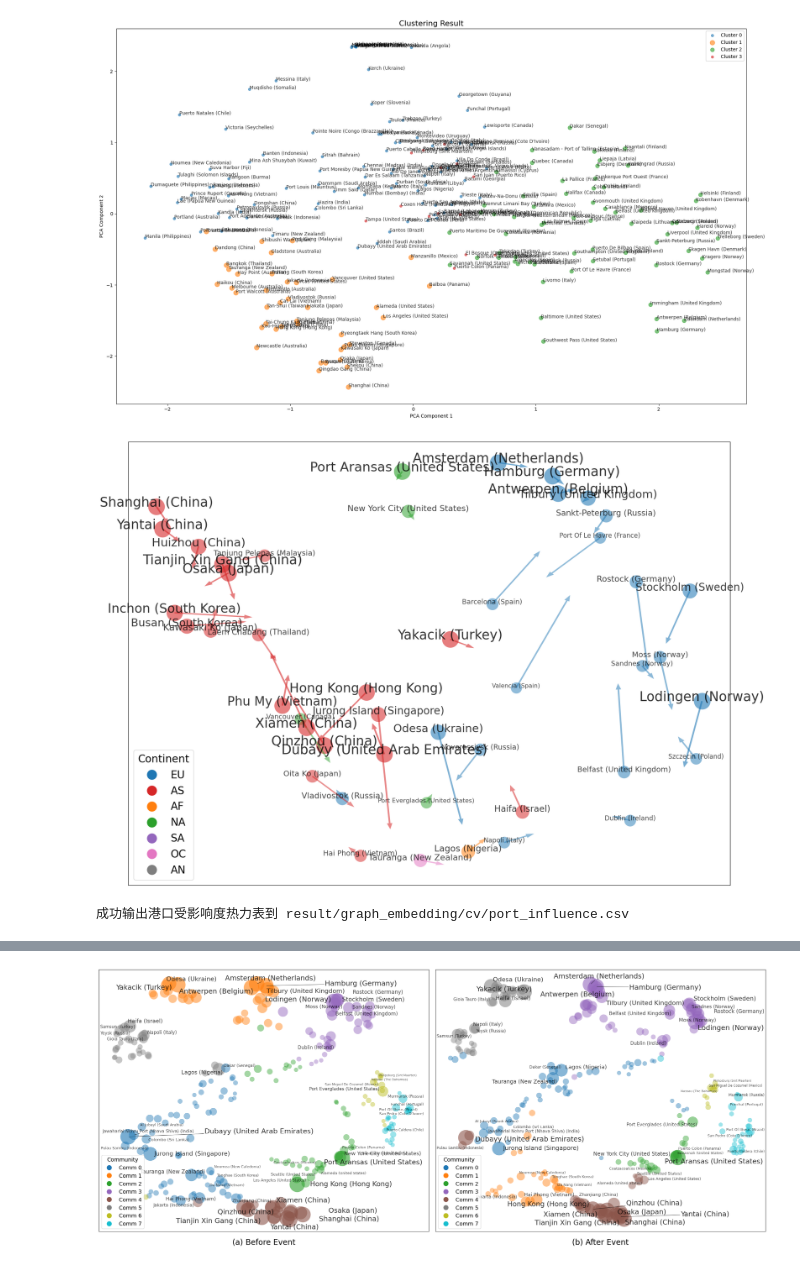
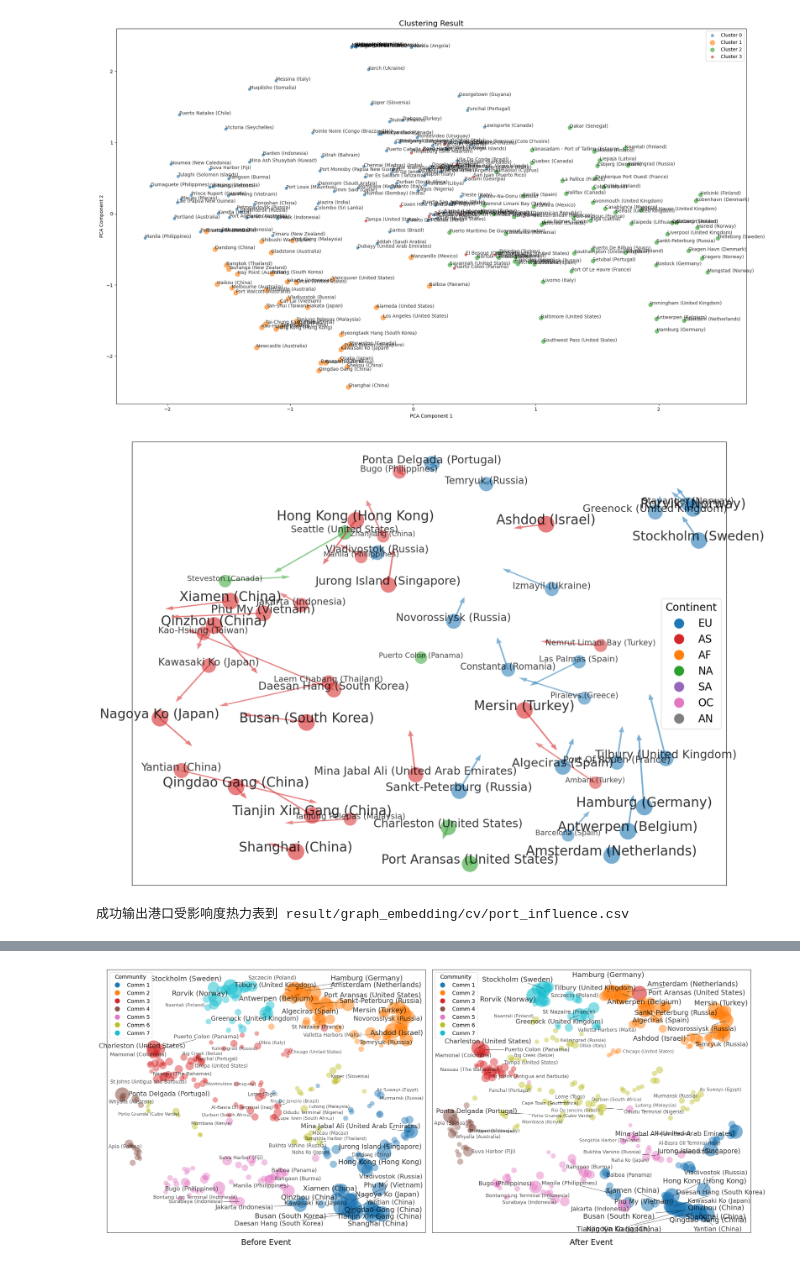
Before and after one commit to Paulliant/global-shipping-networks-analysis, a Jupyter notebook: Network Analysis/graph_embedding_calculate.ipynb, the cells around one changed output, grey strips where cells are left out. Saved outputs shown, nothing was run; the diff lists cells and outputs as text; code cells hidden in the pictures.

```diff
--- a/Network Analysis/graph_embedding_calculate.ipynb
+++ b/Network Analysis/graph_embedding_calculate.ipynb
@@ -84,7 +84,7 @@ from sklearn.preprocessing import QuantileTransformer
 import reverse_geocoder as rg
 import pycountry_convert as pc
 
-name = 'ru'
+name = 'rs'
 
 # 固定随机种子
 RANDOM_SEED = 42
@@ -106,7 +106,7 @@ embeddings_after = embeddings_after[:n_nodes]
 clusters = clusters.iloc[:n_nodes].reset_index(drop=True)
 
 # 只保留大港口
-main_ports = clusters['ship_cnts'] > 2000
+main_ports = clusters['ship_cnts'] > 3000
 embeddings_before = embeddings_before[main_ports.values]
 embeddings_after = embeddings_after[main_ports.values]
 clusters = clusters[main_ports].reset_index(drop=True)
@@ -225,7 +225,7 @@ plt.legend(handles=[
 plt.tight_layout()
 plt.show()
 # %% [output]
-[figure, old version]
+[figure, new version]
 # %%
 import numpy as np
 import pandas as pd
@@ -303,7 +303,7 @@ from matplotlib.lines import Line2D
 # -------------------
 # 配置
 # -------------------
-name = 'ru'
+name = 'rs'
 RANDOM_SEED = 42
 np.random.seed(RANDOM_SEED)
 
@@ -335,29 +335,47 @@ cluster['port_info'] = cluster.apply(
 # -------------------
 # 2. 层次聚类
 # -------------------
-from scipy.cluster.hierarchy import linkage
-percentage = 97.5
+# from scipy.cluster.hierarchy import linkage
 
-Zb = linkage(emb_before, method='ward')
-Za = linkage(emb_after,  method='ward')
-thr = np.percentile(np.concat([Zb[:, 2], Za[:, 2]]), percentage)
+# Zb = linkage(emb_before, method='ward')
+# Za = linkage(emb_after,  method='ward')
+# percs = np.linspace(97.25, 99, 20)
+# scores = []
+# for p in percs:
+#     thr_p = np.percentile(np.concatenate([Zb[:,2], Za[:,2]]), p)
+#     labels_before = AgglomerativeClustering(
+#         n_clusters=None,
+#         distance_threshold=thr_p,
+#         linkage='ward'
+#     ).fit_predict(emb_before)
+#     labels_after = AgglomerativeClustering(
+#         n_clusters=None,
+#         distance_threshold=thr_p,
+#         linkage='ward'
+#     ).fit_predict(emb_after)
+#     scores.append(silhouette_score(emb_before, labels_before) + silhouette_score(emb_after, labels_after))
 
-print(f"threshold = {thr:.3f}")
+# percentage = percs[np.argmax(scores)]
+
+# thr = np.percentile(np.concat([Zb[:, 2], Za[:, 2]]), percentage)
+
+# print(f"percentage = {percentage:.3f}, threshold = {thr:.3f}")
 
 labels_before = AgglomerativeClustering(
-    n_clusters=None,
-    distance_threshold=thr,
+    n_clusters=7,
+    # distance_threshold=thr,
     linkage='ward'
 ).fit_predict(emb_before)
 
 labels_after  = AgglomerativeClustering(
-    n_clusters=None,
-    distance_threshold=thr,
+    n_clusters=7,
+    # distance_threshold=thr,
     linkage='ward'
 ).fit_predict(emb_after)
 
 cluster['comm_before'] = labels_before
 cluster['comm_after']  = labels_after
+
 
 # -------------------
 # 3. 使用匈牙利算法匹配社区标签
@@ -457,14 +475,16 @@ cluster['norm'] = np.sqrt(cluster['ship_cnts'] / max_cnt)
 fig, axes = plt.subplots(1, 2, figsize=(24, 10), constrained_layout=True, sharex=True, sharey=True)
 tab_colors = plt.cm.tab10(np.linspace(0, 1, max(n_comm_before, n_comm_after)))
 
-
-cluster['norm_thr_before'] = cluster.groupby('plot_before')['norm'].transform(lambda x: x.quantile(0.8))
-cluster['norm_thr_after'] = cluster.groupby('plot_before')['norm'].transform(lambda x: x.quantile(0.8))
+thr = cluster['norm'].quantile(0.9)
+cluster['norm_thr_before'] = cluster.groupby('plot_before')['norm'].transform(lambda x: x.quantile(0.9))
+cluster['norm_thr_after'] = cluster.groupby('plot_after')['norm'].transform(lambda x: x.quantile(0.9))
+mask = (cluster['plot_before'] != cluster['plot_after'])
+cluster.loc[mask, 'norm_thr_before_change'] = cluster[mask].groupby('plot_before')['norm'].transform(lambda x: x.quantile(0.75))
+cluster.loc[mask, 'norm_thr_after_change'] = cluster[mask].groupby('plot_after')['norm'].transform(lambda x: x.quantile(0.75))
 for ax, xcol, ycol, plot_col, title in [
-    (axes[0], 'x_b', 'y_b', 'plot_before', '(a) Before Event'),
-    (axes[1], 'x_a', 'y_a', 'plot_after',  '(b) After Event')
+    (axes[0], 'x_b', 'y_b', 'plot_before', 'Before Event'),
+    (axes[1], 'x_a', 'y_a', 'plot_after',  'After Event')
 ]:
-    thr = cluster['norm'].quantile(0.95)
 
     texts      = []
     # 画点和标签
@@ -474,7 +494,7 @@ for ax, xcol, ycol, plot_col, title in [
         size      = 1600 * row['norm']
         alpha_pt  = 0.4 + 0.2 * row['norm']
         alpha_txt = 0.6 + 0.2 * row['norm']
-        fontsize  = 6 + 12 * row['norm']
+        fontsize  = 10 + 8 * row['norm']
 
         ax.scatter(
             row[xcol], row[ycol],
@@ -482,7 +502,8 @@ for ax, xcol, ycol, plot_col, title in [
             alpha=alpha_pt, edgecolors='none'
         )
 
-        if row['norm'] >= thr or row['norm'] >= row['norm_thr_before'] or row['norm'] >= row['norm_thr_after']:
+        if row['norm'] >= thr or row['norm'] >= row['norm_thr_before'] or row['norm'] >= row['norm_thr_after']\
+            or (row['plot_before'] != row['plot_after'] and (row['norm'] >= row['norm_thr_before_change'] or row['norm'] >= row['norm_thr_after_change'])):
             texts.append(ax.text(
                 row[xcol], row[ycol],
                 row['port_info'],
@@ -494,7 +515,7 @@ for ax, xcol, ycol, plot_col, title in [
     adjust_text(
         texts, ax=ax,
         arrowprops=dict(arrowstyle='-', lw=0.6),
-        min_arrow_len=100
+        min_arrow_len=30
     )
 
     # legend：只显示这一子图实际出现的社区
@@ -504,15 +525,15 @@ for ax, xcol, ycol, plot_col, title in [
                marker='o', color='w',
                markerfacecolor=tab_colors[lbl % len(tab_colors)],
                markersize=14,
-               label=f'Comm {lbl}')
+               label=f'Comm {lbl+1}')
         for lbl in used_labels
     ]
     ax.text(
-        0.5, -0.08, title,
+        0.5, -0.1, title,
         fontsize=20,
         ha='center', va='top'
     )
-    ax.legend(handles=handles, title="Community", title_fontsize=14, fontsize=14, loc='best')
+    ax.legend(handles=handles, title="Community", title_fontsize=14, fontsize=14, loc='upper left')
     ax.set_xticks([]); ax.set_yticks([])
 
 plt.show()
@@ -530,3 +549,3 @@ davies_bouldin        1.373169   1.273251
-[figure, old version]
+[figure, new version]
 # %%
 # -------------------
```
Also changed, not shown: parts of 3 cells of this notebook, 1 other file.
